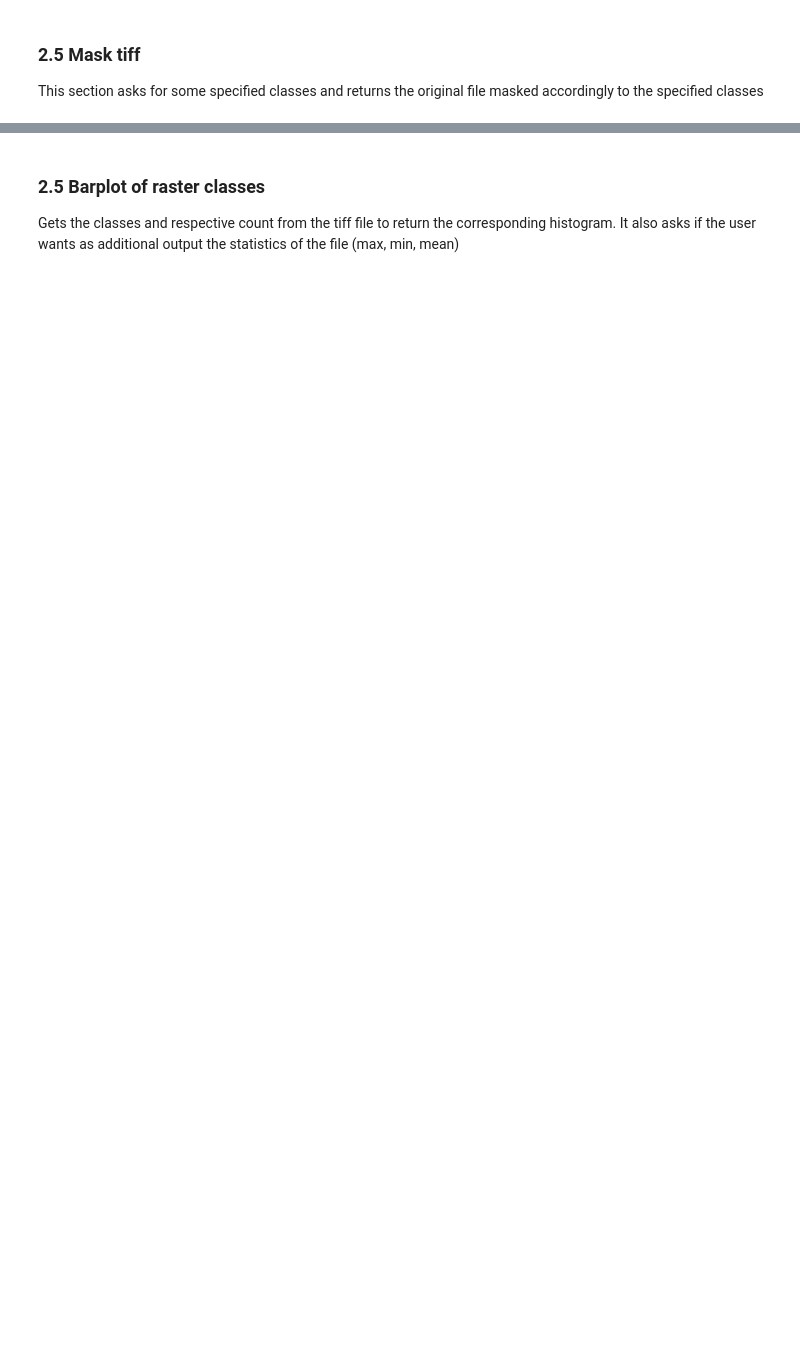
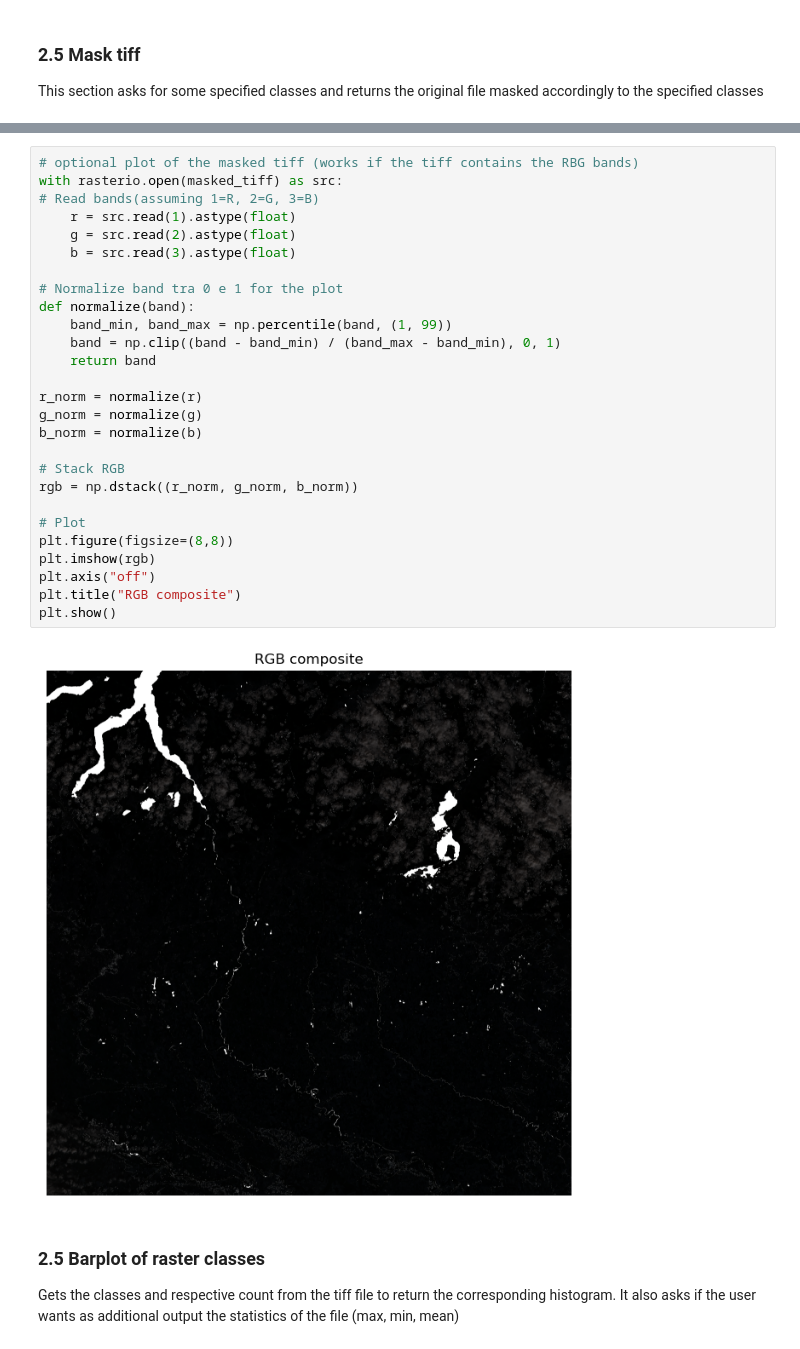
Before and after one commit to SvevaZ/GPProject, a Jupyter notebook: EXAMPLE.ipynb, the cells around one changed output, grey strips where cells are left out. Saved outputs shown, nothing was run; the diff lists cells and outputs as text; blank space fills up the shorter version.

```diff
--- a/EXAMPLE.ipynb
+++ b/EXAMPLE.ipynb
@@ -403,3 +461,32 @@ Masked tiff file path: ./DATA/L2A_T32TNR_A005569_20250929T101531_MASKED.tif
+# %%
+# optional plot of the masked tiff (works if the tiff contains the RBG bands)
+with rasterio.open(masked_tiff) as src:
+# Read bands(assuming 1=R, 2=G, 3=B)
+    r = src.read(1).astype(float)
+    g = src.read(2).astype(float)
+    b = src.read(3).astype(float)
+
+# Normalize band tra 0 e 1 for the plot
+def normalize(band):
+    band_min, band_max = np.percentile(band, (1, 99))
+    band = np.clip((band - band_min) / (band_max - band_min), 0, 1)
+    return band
+
+r_norm = normalize(r)
+g_norm = normalize(g)
+b_norm = normalize(b)
+
+# Stack RGB
+rgb = np.dstack((r_norm, g_norm, b_norm))
+
+# Plot
+plt.figure(figsize=(8,8))
+plt.imshow(rgb)
+plt.axis("off")
+plt.title("RGB composite")
+plt.show()
+# %% [output]
+[figure, added]
 # %% [markdown]
 ### 2.5 Barplot of raster classes
 Gets the classes and respective count from the tiff file to return the corresponding histogram.
```
Also changed, not shown: parts of 27 cells of this notebook, 1 other file.
